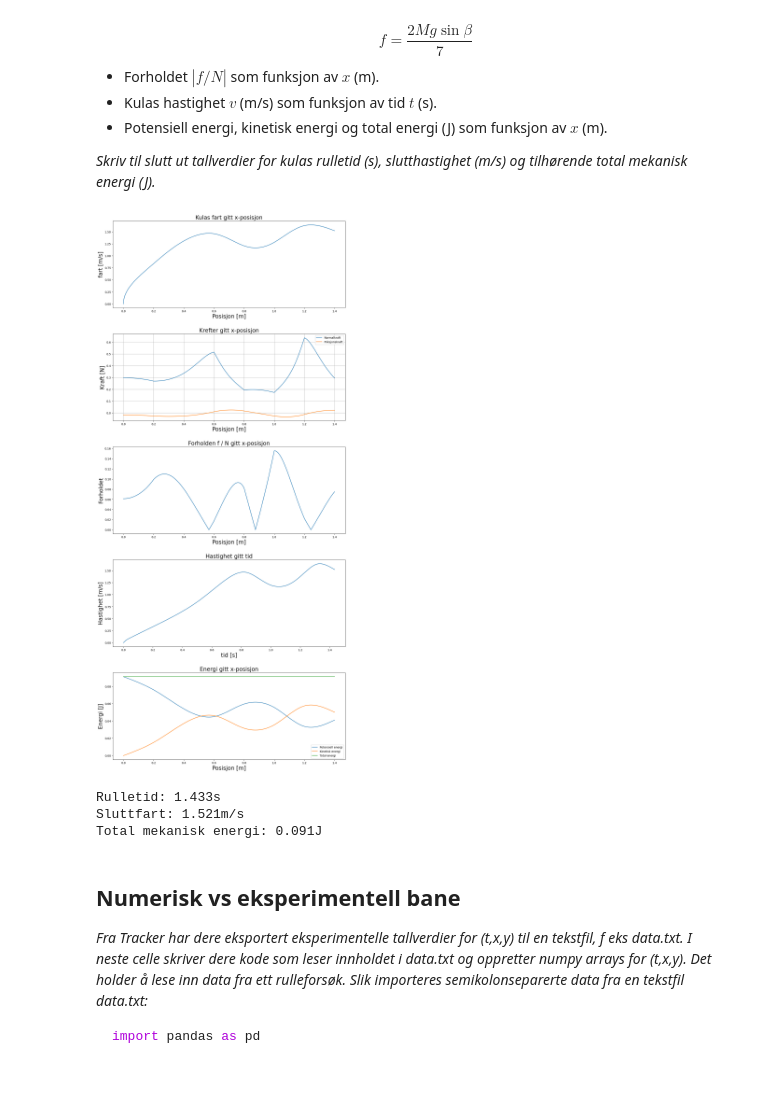
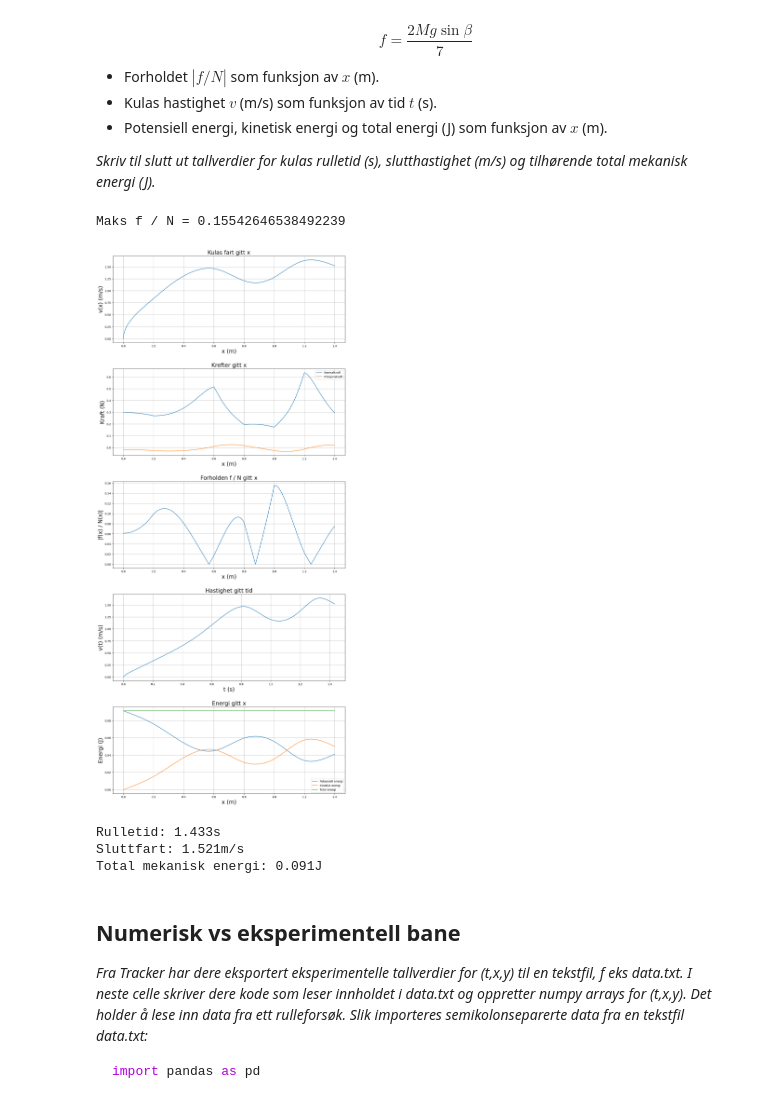
Before and after one commit to theodorklauritzen/TFY4115_lab, a Jupyter notebook: Rapport.ipynb, the cells around one changed output. Cells and saved outputs as stored; diff of their text form; code cells hidden in the pictures.

```diff
--- a/Rapport.ipynb
+++ b/Rapport.ipynb
@@ -188,9 +188,10 @@ fig.subplots_adjust(hspace=hspace)
 v = np.sqrt(10 * g * (y[0] - y) / 7)
 
 ax1.plot(x, v)
-ax1.set_title("Kulas fart gitt x-posisjon", fontsize=fontsize)
-ax1.set_ylabel("fart [m/s]", fontsize=fontsize)
-ax1.set_xlabel("Posisjon [m]", fontsize=fontsize)
+ax1.set_title("Kulas fart gitt x", fontsize=fontsize)
+ax1.set_ylabel("v(x) (m/s)", fontsize=fontsize)
+ax1.set_xlabel("x (m)", fontsize=fontsize)
+ax1.grid()
 
 # Normalkraften og friksjonskraften
 N = M * g * np.cos(beta) + M * v ** 2 * K
@@ -199,55 +200,61 @@ ax2.plot(x, N, label="Normalkraft")
 f = 2 * M * g * np.sin(beta) / 7
 ax2.plot(x, f, label="Friksjonskraft")
 
-ax2.set_title("Krefter gitt x-posisjon", fontsize=fontsize)
-ax2.set_ylabel("Kraft [N]", fontsize=fontsize)
-ax2.set_xlabel("Posisjon [m]", fontsize=fontsize)
+ax2.set_title("Krefter gitt x", fontsize=fontsize)
+ax2.set_ylabel("Kraft (N)", fontsize=fontsize)
+ax2.set_xlabel("x (m)", fontsize=fontsize)
 ax2.grid()
 ax2.legend()
 
 # Forholdet f / N
-ax3.plot(x, np.abs(f / N))
-ax3.set_title("Forholden f / N gitt x-posisjon", fontsize=fontsize)
-ax3.set_ylabel("Forholdet", fontsize=fontsize)
-ax3.set_xlabel("Posisjon [m]", fontsize=fontsize)
+forholdet_FN = np.abs(f / N)
+ax3.plot(x, forholdet_FN)
+ax3.set_title("Forholden f / N gitt x", fontsize=fontsize)
+ax3.set_ylabel("|f(x) / N(x)|", fontsize=fontsize)
+ax3.set_xlabel("x (m)", fontsize=fontsize)
+ax3.grid()
+print(f"Maks f / N = {np.max(forholdet_FN)}")
 
 # Hastighet gitt tid
 dy = np.diff(y)
 ds = np.sqrt(dx**2 + dy**2)
 dt = ds / v[1:]
 t = np.concatenate(([0], dt)).cumsum()
 
 ax4.plot(t, v)
 ax4.set_title("Hastighet gitt tid", fontsize=fontsize)
-ax4.set_ylabel("Hastighet [m/s]", fontsize=fontsize)
-ax4.set_xlabel("tid [s]", fontsize=fontsize)
+ax4.set_ylabel("v(t) (m/s)", fontsize=fontsize)
+ax4.set_xlabel("t (s)", fontsize=fontsize)
+ax4.grid()
 
 # Energi gitt x-posisjon
 Epot = M * g * y
 ax5.plot(x, Epot, label="Potensiell energi")
 
 Ekin = (1 + c) / 2 * M * v ** 2
 ax5.plot(x, Ekin, label="Kinetisk energi")
 
 Etot = Epot + Ekin
 ax5.plot(x, Etot, label="Total energi")
 
-ax5.set_title("Energi gitt x-posisjon", fontsize=fontsize)
-ax5.set_ylabel("Energi [J]", fontsize=fontsize)
-ax5.set_xlabel("Posisjon [m]", fontsize=fontsize)
+ax5.set_title("Energi gitt x", fontsize=fontsize)
+ax5.set_ylabel("Energi (J)", fontsize=fontsize)
+ax5.set_xlabel("x (m)", fontsize=fontsize)
+ax5.grid()
 ax5.legend()
 
 plt.show()
 
 #Utskrift av rulletid, sluttfart, total mekanisk energi
 print(f"Rulletid: {t[-1]:.3f}s")
 print(f"Sluttfart: {v[-1]:.3f}m/s")
 print(f"Total mekanisk energi: {np.mean(Epot + Ekin):.3f}J")
 # %% [output]
+Maks f / N = 0.15542646538492239
-[figure, old version]
+[figure, new version]
-Rulletid: 1.433s
-Sluttfart: 1.521m/s
-Total mekanisk energi: 0.091J
+Rulletid: 1.433s
+Sluttfart: 1.521m/s
+Total mekanisk energi: 0.091J
 # %% [markdown]
 ## Numerisk vs eksperimentell bane
 
```
Also changed, not shown: parts of 8 cells of this notebook.
